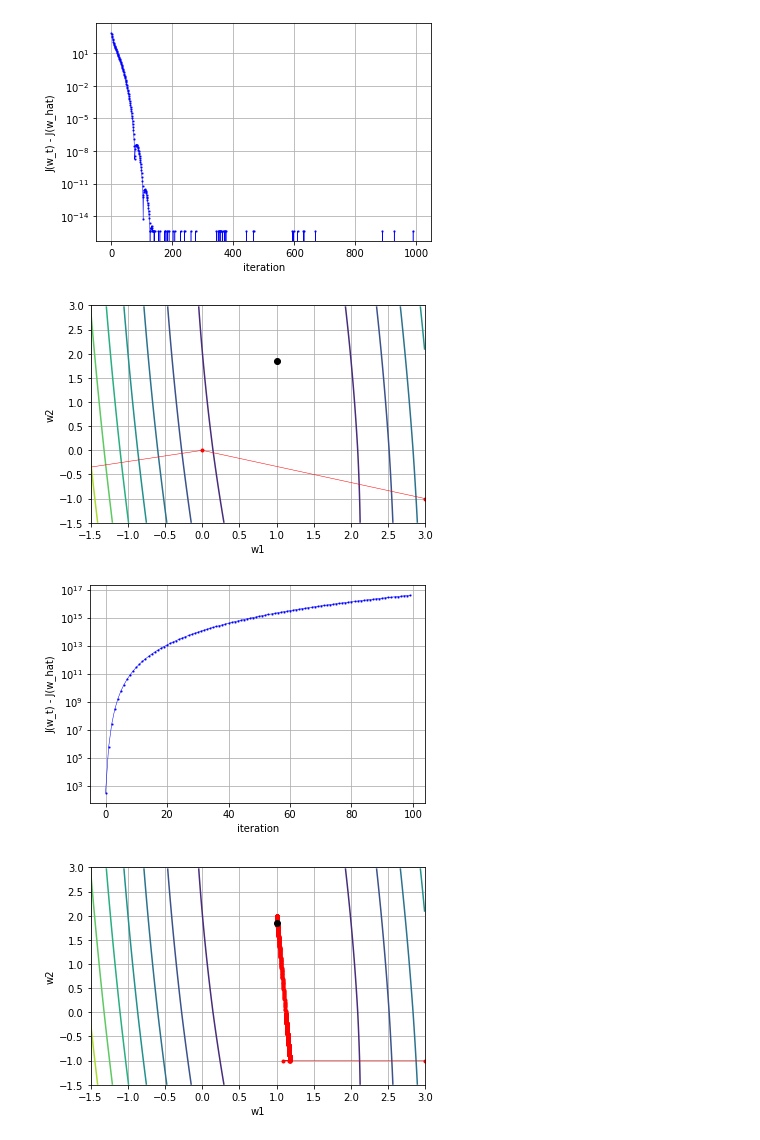
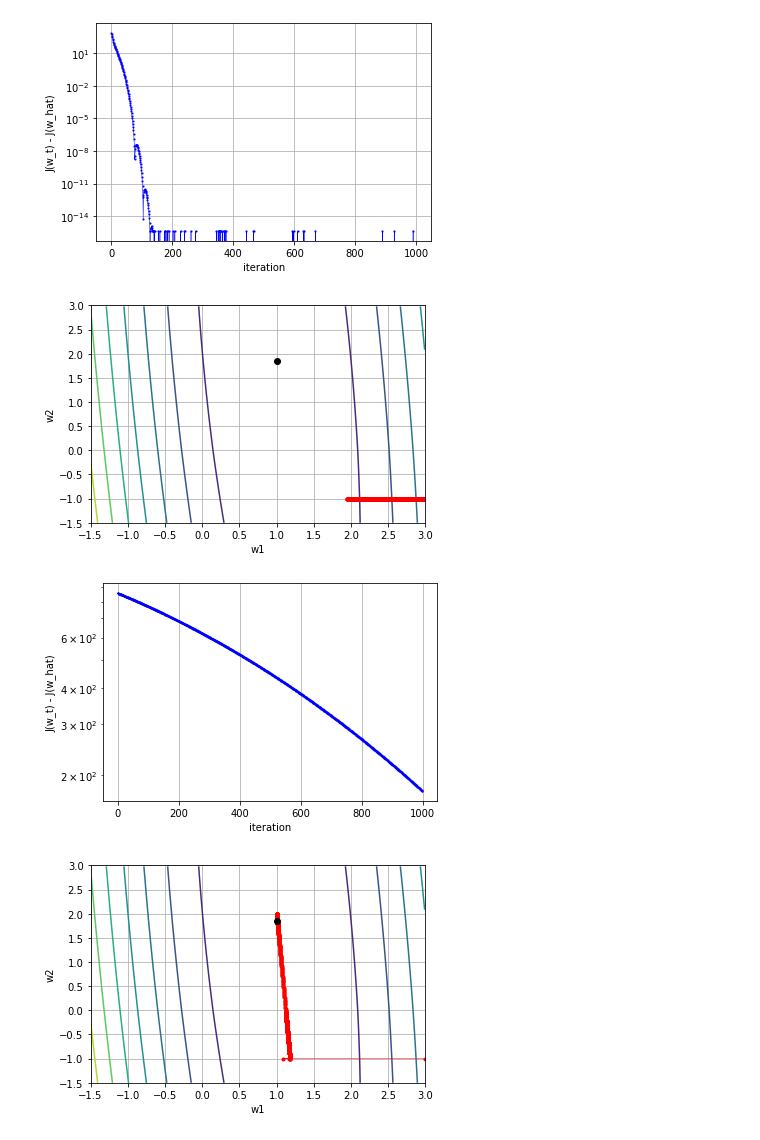
Before and after one commit to Ramune6110/Advanced-Machine-Learning, a Jupyter notebook: Problem7.ipynb, the cells around one changed output. Saved outputs shown, nothing was run; the diff lists cells and outputs as text; code cells hidden in the pictures.

```diff
--- a/Problem7.ipynb
+++ b/Problem7.ipynb
@@ -289,59 +289,58 @@ class Adadelta:
         L   = 1.0 * np.max(np.linalg.eig(2 * self.A)[0])
         # 更新式におけるeta
         eta = 500 / L
+        v   = 0.0
+        u   = 0.0
+        rho = 0.95
         # 値格納用配列
         w_history = []
         self.fvalues   = []
         g_history = []
         vt_history = []
-        for t in range(100):
+        for t in range(1000):
             w_history.append(wt.T)
             # 勾配
-            grad = 2 * np.dot(self.A, wt - self.mu)
-            g_history.append(grad.flatten().tolist())
-            # ヘシアン行列の計算
-            rt = self.beta * (1 - self.beta) * np.sqrt(np.sum(np.array(g_history) ** 2, axis = 0).T)
-            vt = ((np.sqrt(st) + self.epsilon) / (np.sqrt(rt) + self.epsilon)) * np.sqrt(np.sum(np.array(g_history) ** 2, axis = 0).T)
-            vt = vt.reshape(2, 1)
-            st = self.beta * st + (1 - self.beta)
-            # etaの更新
-            eta_t = eta
+            grad  = 2 * np.dot(self.A, wt - self.mu)
+            v     = rho * v + (1 - rho) * (grad * grad)
+            stepsize = ((np.sqrt(u + self.epsilon)) / (np.sqrt(v + self.epsilon))) * grad
+            u     = rho * u + (1 - rho) * (stepsize * stepsize)
+            g_history.append(grad.T)
             # 重みの更新式
-            wth    = wt - vt
-            vt_inv = vt ** -1
-            wt = np.array([self.proximal_operation(wth[0], self.lamda * eta_t * vt_inv[0]),
-                           self.proximal_operation(wth[1], self.lamda * eta_t * vt_inv[1])])
+            wth = wt - stepsize
+            wt  = np.array([self.proximal_operation(wth[0], self.lamda * stepsize[0]),
+                            self.proximal_operation(wth[1], self.lamda * stepsize[1])])
+
             # 評価関数値の計算
             J = np.dot(np.dot((wt - self.mu).T, self.A), (wt - self.mu)) + self.lamda * (np.abs(wt[0]) + np.abs(wt[1]))
             self.fvalues.append(J)
 
         self.fvalues   = np.vstack(self.fvalues)
         w_history = np.vstack(w_history)
 
         minfvalue = np.dot(np.dot((w_lasso - self.mu).T, self.A), (w_lasso - self.mu)) + self.lamda * np.sum(np.abs(w_lasso))
         self.minOfMin  = np.min([minfvalue, np.min(self.fvalues)])
         # Drow Graph
         plt.figure(1)
         plt.plot(w_history[:,0], w_history[:,1], 'ro-', markersize=3, linewidth=0.5)
         plt.plot(w_lasso[0], w_lasso[1], 'ko')
         plt.xlim(-1.5, 3)
         plt.ylim(-1.5, 3)
         plt.xlabel("w1")
         plt.ylabel("w2")
         plt.grid()
 
         plt.figure(2)
         plt.semilogy(self.fvalues - self.minOfMin, 'bs-', markersize = 1, linewidth = 0.5)
         plt.xlabel("iteration")
         plt.ylabel("J(w_t) - J(w_hat)")
         plt.grid()
 
 AD = Adadelta()
 AD.calc_eval_fun()
 AD.main()
 # %% [output]
-[figure, old version]
+[figure, new version]
-[figure, old version]
+[figure, new version]
 # %%
 # Momentum
 import numpy as np
```
Also changed, not shown: parts of 1 cell of this notebook.
